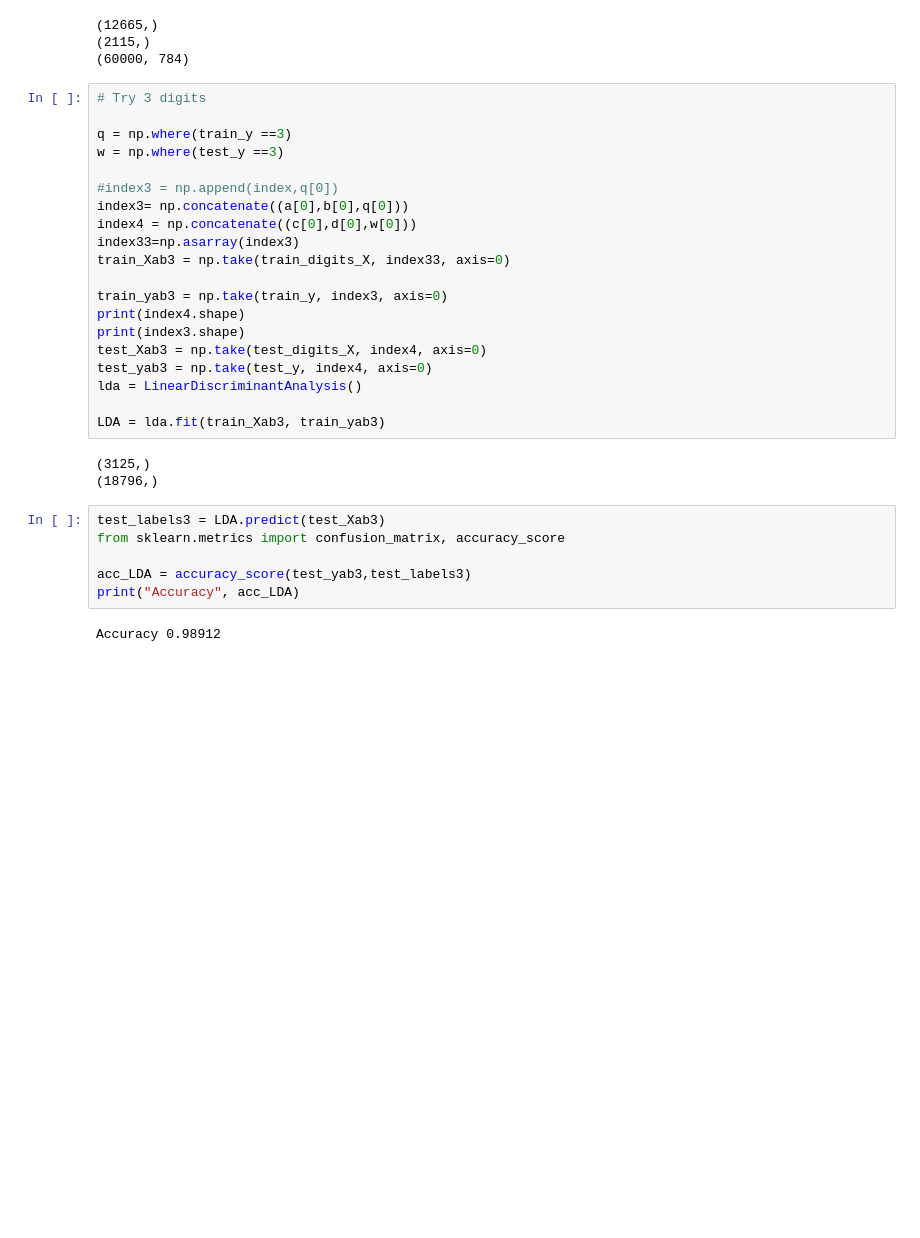
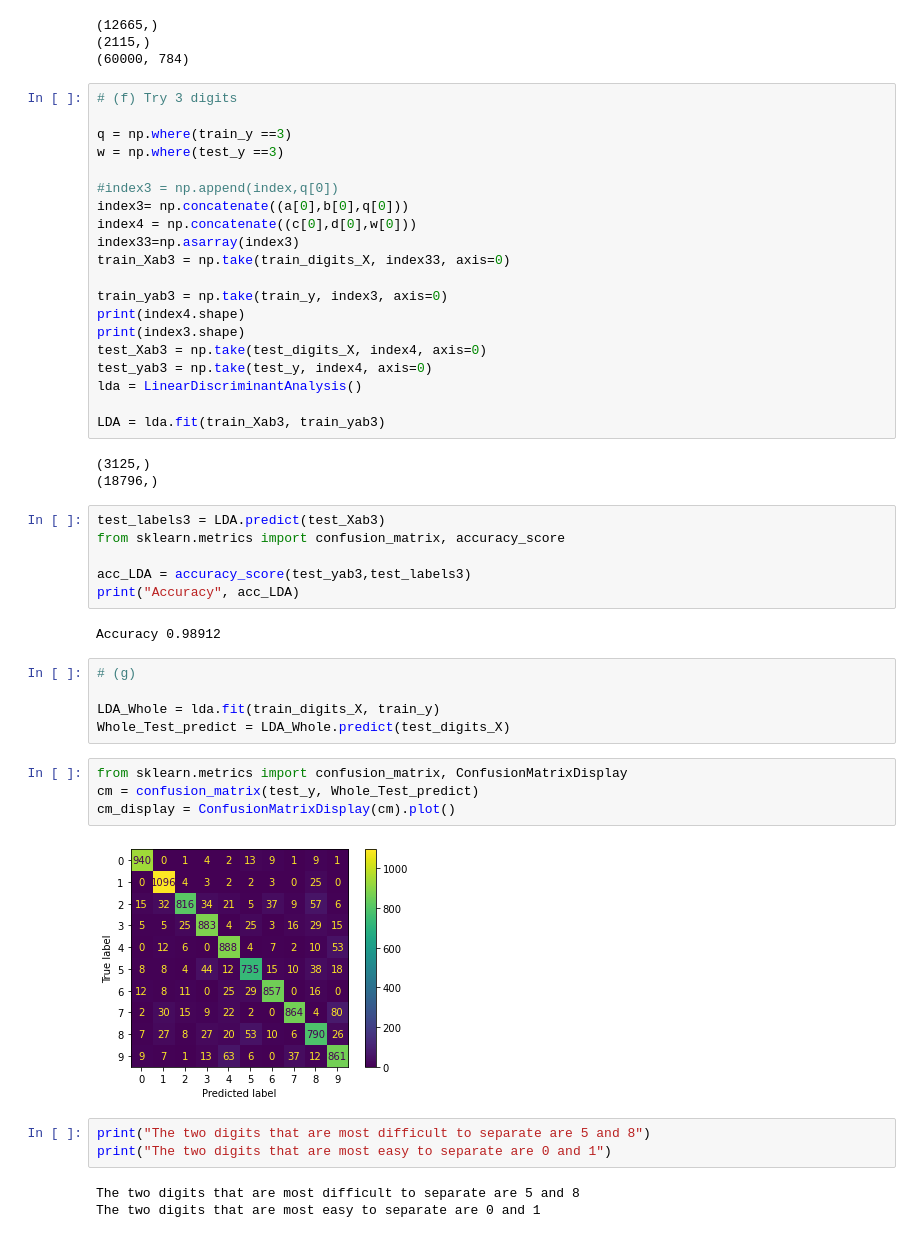
Before and after one commit to jaekimuh/PatternRec_Kim, a Jupyter notebook: HW_5.1.ipynb, the cells around one changed output. Cells and saved outputs as stored; diff of their text form; blank space fills up the shorter version.

```diff
--- a/HW_5.1.ipynb
+++ b/HW_5.1.ipynb
@@ -156,7 +156,7 @@ print(train_digits_X.shape)
 (2115,)
 (60000, 784)
 # %%
-# Try 3 digits
+# (f) Try 3 digits
 
 q = np.where(train_y ==3)
 w = np.where(test_y ==3)
@@ -186,3 +186,20 @@ acc_LDA = accuracy_score(test_yab3,test_labels3)
 print("Accuracy", acc_LDA)
 # %% [output]
 Accuracy 0.98912
+# %%
+# (g)
+
+LDA_Whole = lda.fit(train_digits_X, train_y)
+Whole_Test_predict = LDA_Whole.predict(test_digits_X)
+# %%
+from sklearn.metrics import confusion_matrix, ConfusionMatrixDisplay
+cm = confusion_matrix(test_y, Whole_Test_predict)
+cm_display = ConfusionMatrixDisplay(cm).plot()
+# %% [output]
+[figure, added]
+# %%
+print("The two digits that are most difficult to separate are 5 and 8")
+print("The two digits that are most easy to separate are 0 and 1")
+# %% [output]
+The two digits that are most difficult to separate are 5 and 8
+The two digits that are most easy to separate are 0 and 1
```
